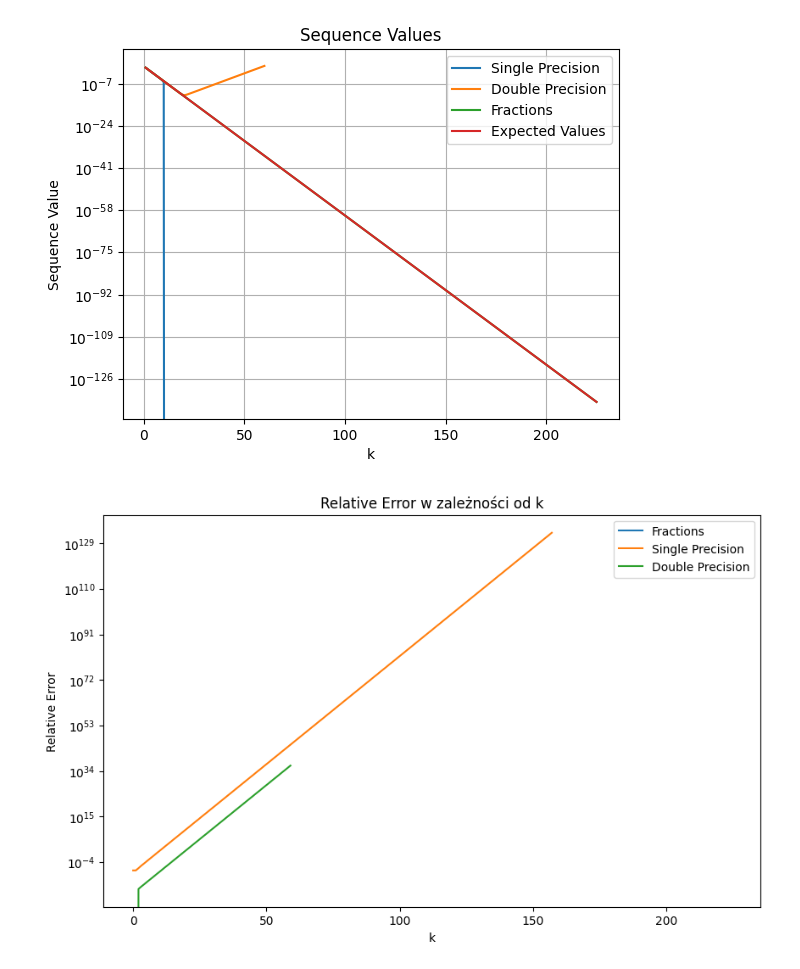
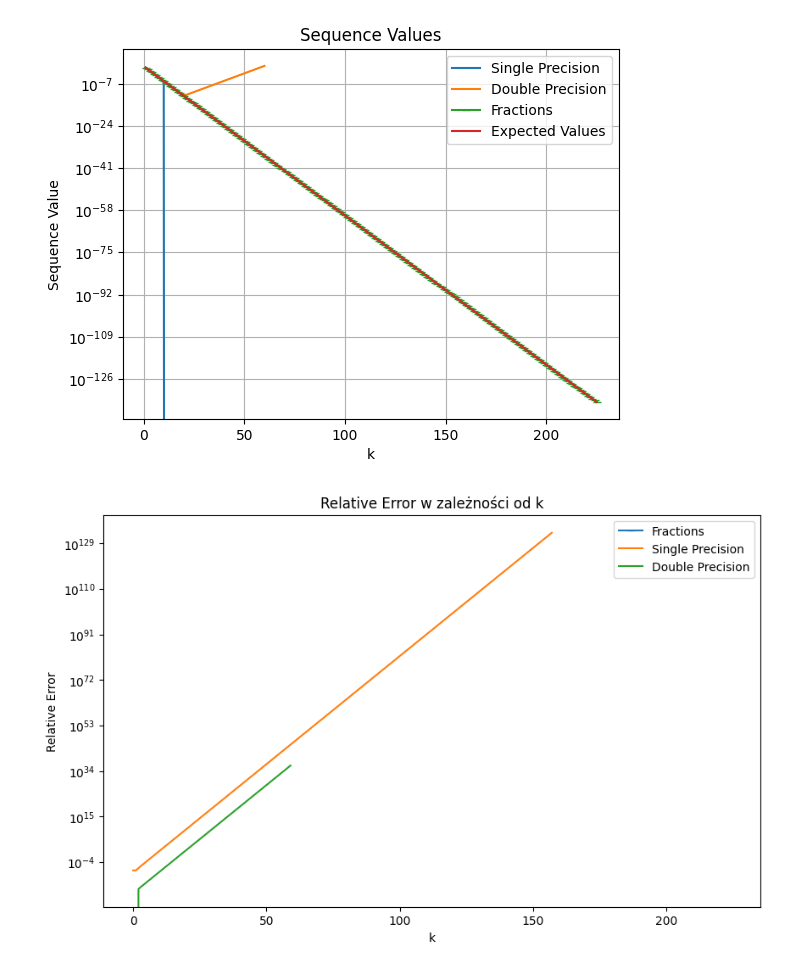
Before and after one commit to Fisieekk/MOwNiT, a Jupyter notebook: Lab1/2.ipynb, the cells around one changed output. Saved outputs shown, nothing was run; the diff lists cells and outputs as text; code cells hidden in the pictures.

```diff
--- a/Lab1/2.ipynb
+++ b/Lab1/2.ipynb
@@ -41,16 +41,16 @@ error_fractions = np.abs((x_fractions - x_expected) / x_expected)
 # %%
 plt.semilogy(np.arange(1, n_single+1), x_single, label='Single Precision')
 plt.semilogy(np.arange(1, n_double+1), x_double, label='Double Precision')
-plt.semilogy(np.arange(1, n_fraction+1), x_fractions, label='Fractions')
+plt.semilogy(np.arange(1, n_fraction+1), x_fractions, label='Fractions', marker='_')
 plt.semilogy(np.arange(1, n_fraction+1), x_expected, label='Expected Values')
 plt.title('Sequence Values')
 plt.xlabel('k')
 plt.ylabel('Sequence Value')
 plt.legend()
 plt.grid(True)
 plt.show()
 # %% [output]
-[figure, old version]
+[figure, new version]
 # %%
 plt.figure(figsize=(10, 6))
 plt.semilogy(range(n_fraction), error_fractions, label='Fractions')
```
Also changed, not shown: 4 other files.
